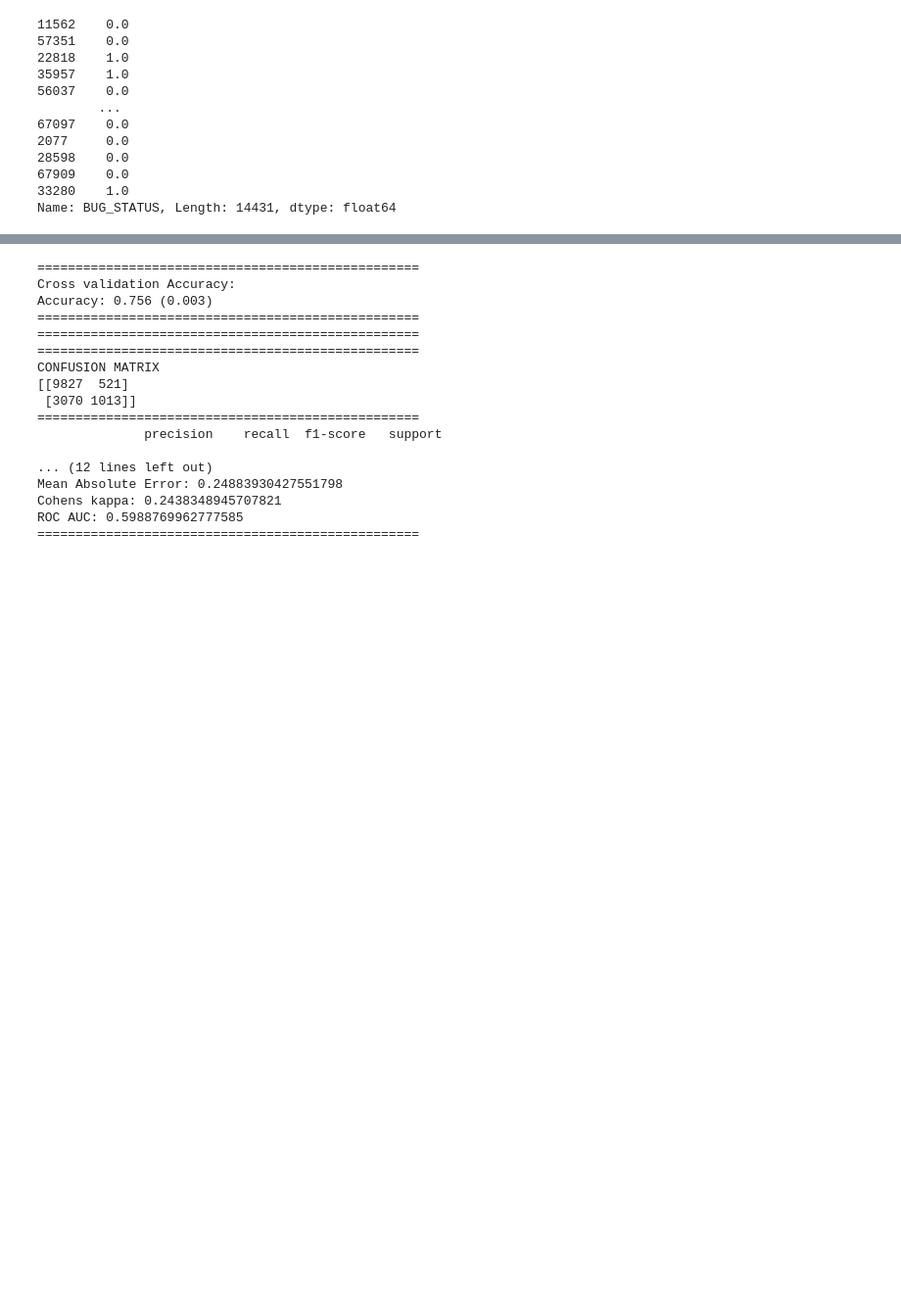
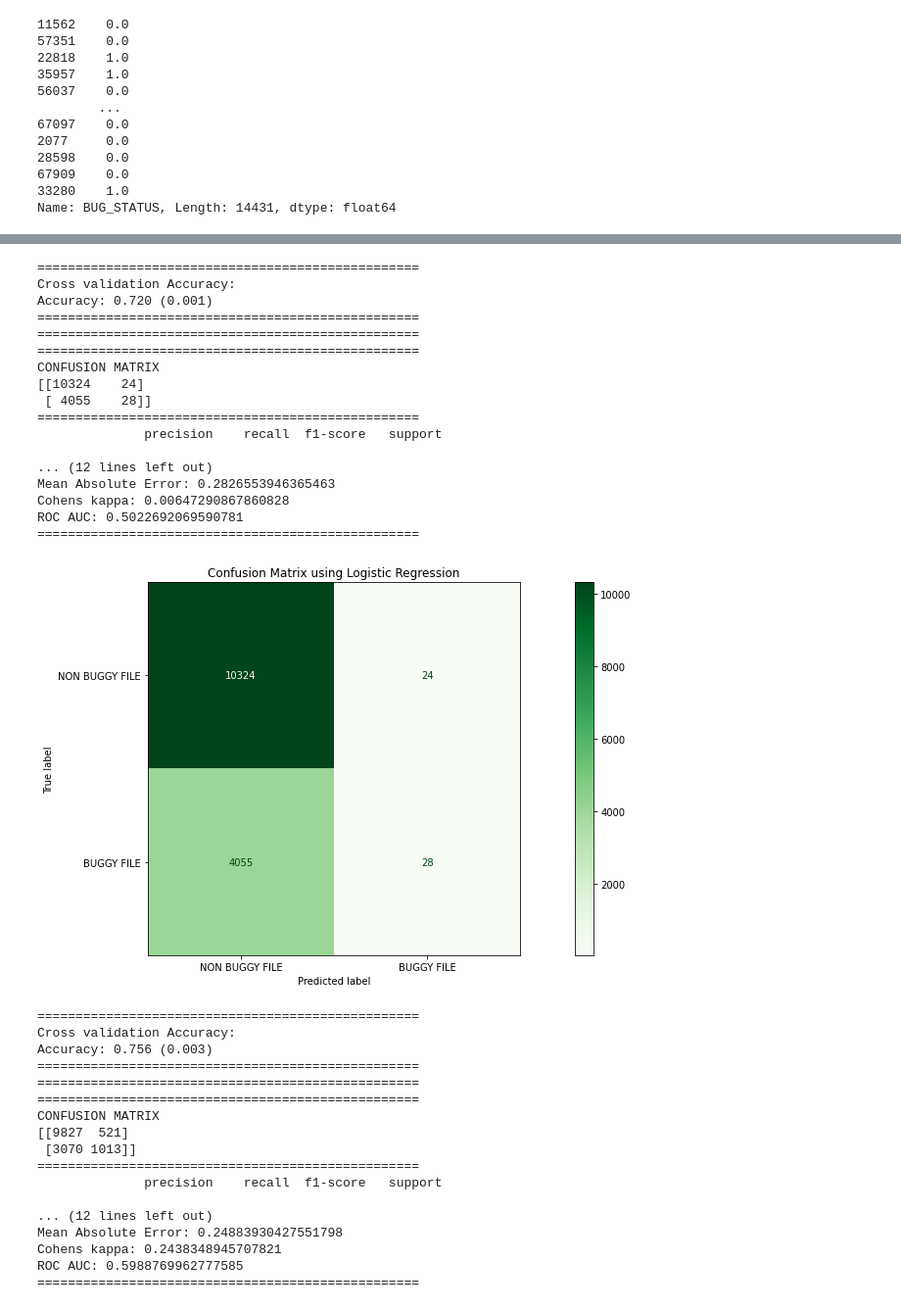
Before and after one commit to bramha574/SDP, a Jupyter notebook: softwaredefectpredicition_process_metrics_new.ipynb, the cells around one changed output, grey strips where cells are left out. Shown: that part at 98% size. Drawn from its saved outputs; the diff is of its cells as text; code cells hidden in the pictures; blank space fills up the shorter version.

```diff
--- a/softwaredefectpredicition_process_metrics_new.ipynb
+++ b/softwaredefectpredicition_process_metrics_new.ipynb
@@ -380,24 +399,13 @@ print(50*"=")
 
 #====================================================================================================
 print(50*"=")
-print("GRID SEARCH FOR Logistic Regression")
 
-params = {
-    "random_state":range(30,40)}
-gs_logi = GridSearchCV(model,
-                      param_grid=params,
-                      scoring='accuracy',
-                      cv=10)
-gs_logi.fit(X_train, y_train)
+model.fit(X_train, y_train)
 
-print("Best Parameters")
-print(gs_logi.best_params_)
 
-print("Best estimaters")
-print(gs_logi.best_estimator_)
 
 #Predicting Bugs
-y_pred = gs_logi.best_estimator_.predict(X_test)
+y_pred = model.predict(X_test)
 
 #CONFUSION MATRIX
 print(50*"=")
@@ -411,7 +419,7 @@ plt.rcParams["figure.figsize"] = (20,7)
 
 class_names=['NON BUGGY FILE','BUGGY FILE']
 
-confusion = plot_confusion_matrix(gs_Deci.best_estimator_,X_test,y_test,
+confusion = plot_confusion_matrix(model,X_test,y_test,
                                  display_labels=class_names,
                                  cmap=plt.cm.Greens,
                                  normalize=None, values_format = '.0f')
@@ -419,33 +427,52 @@ confusion = plot_confusion_matrix(gs_Deci.best_estimator_,X_test,y_test,
 
 confusion.ax_.set_title("Confusion Matrix using Logistic Regression")
 
 print(50*"=")
 print(classification_report(y_test,y_pred))
 print(50*"=")
 #====================================================================================================
 
 # Model Accuracy: how often is the classifier correct?
 RF_Accuracy = metrics.accuracy_score(y_test, y_pred)
 print("Accuracy:",RF_Accuracy)
 
 # Model Precision: what percentage of positive tuples are labeled as such?
 print("Precision:",metrics.precision_score(y_test, y_pred))
 
 # Model Recall: what percentage of positive tuples are labelled as such?
 print("Recall:",metrics.recall_score(y_test, y_pred))
 
 #Calculate F1 Score
 print("F1 Score:",metrics.f1_score(y_test, y_pred))
 
 #Calculate Mean Absolute Error
 print("Mean Absolute Error:",metrics.mean_absolute_error(y_test, y_pred))
 
 # kappa
 print("Cohens kappa:", metrics.cohen_kappa_score(y_test, y_pred))
 
 # ROC AUC
 print("ROC AUC:", metrics.roc_auc_score(y_test, y_pred))
 print(50*"=")
+# %% [output]
+==================================================
+Cross validation Accuracy:
+Accuracy: 0.720 (0.001)
+==================================================
+==================================================
+==================================================
+CONFUSION MATRIX
+[[10324    24]
+ [ 4055    28]]
+==================================================
+              precision    recall  f1-score   support
+
+... (12 lines left out)
+Mean Absolute Error: 0.2826553946365463
+Cohens kappa: 0.00647290867860828
+ROC AUC: 0.5022692069590781
+==================================================
+[figure, added]
 # %%
 # Support Vector Machine
 from numpy import mean
```
Also changed, not shown: parts of 1 cell of this notebook.
